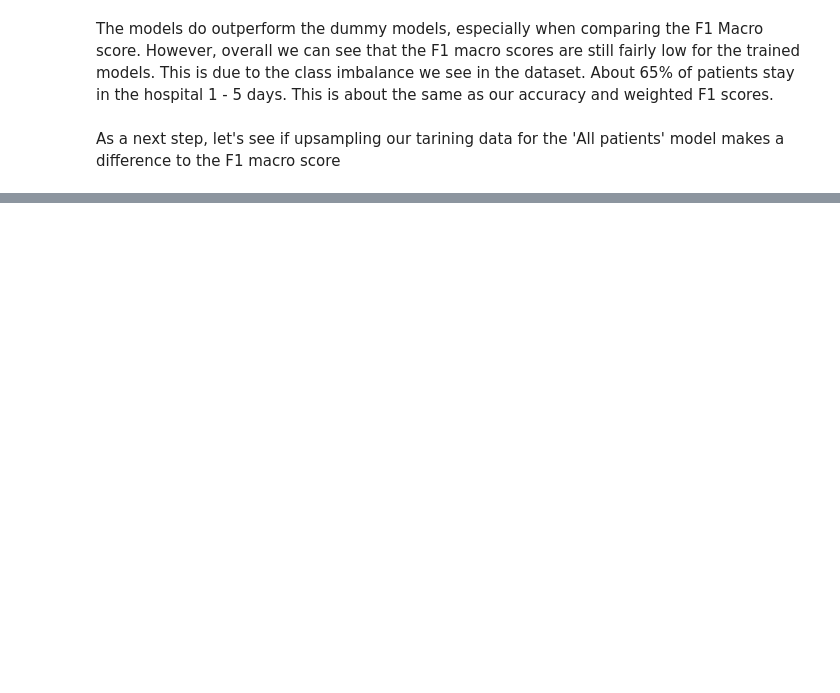
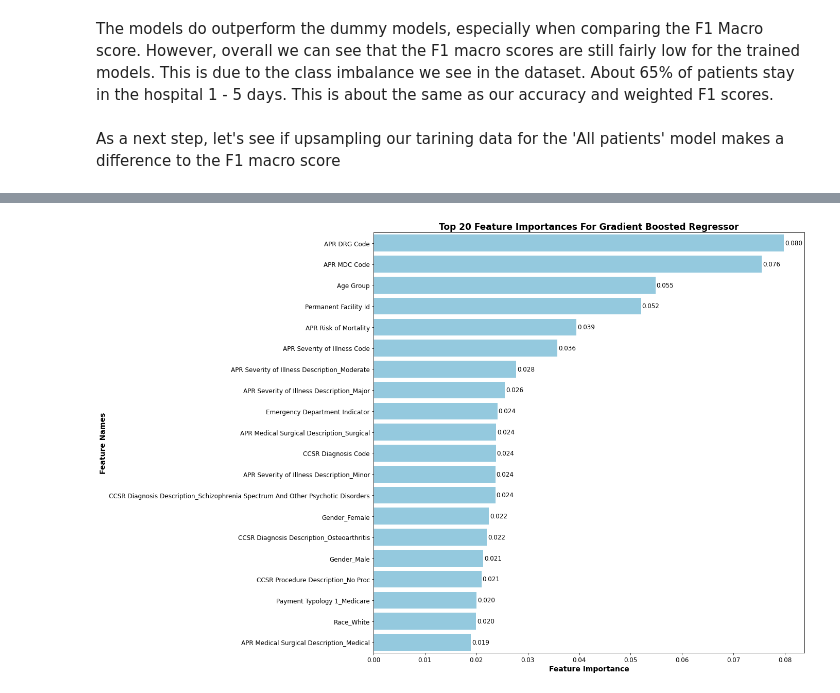
Before and after one commit to srilekha-sikhinam/medficient, a Jupyter notebook: notebooks/length_of_stay_classification_model_explorations.ipynb, the cells around one changed output, grey strips where cells are left out. Saved outputs shown, nothing was run; the diff lists cells and outputs as text; code cells hidden in the pictures; blank space fills up the shorter version.

```diff
--- a/notebooks/length_of_stay_classification_model_explorations.ipynb
+++ b/notebooks/length_of_stay_classification_model_explorations.ipynb
@@ -317,0 +511,18 @@ axes[2].set_title('Accuracy Scores')
+# %%
+data={'feature_names':oversampled_model.feature_names_in_,'feature_importance':oversampled_model.feature_importances_}
+features_importance_df = pd.DataFrame(data)
+features_importance_df.sort_values(by=['feature_importance'], ascending=False,inplace=True)
+features_importance_df.head()
+feature_importance_to_20_df = features_importance_df[0:20]
+# %%
+plt.figure(figsize=(15,15))
+
+sns_barplot = sns.barplot(x=feature_importance_to_20_df['feature_importance'], y=feature_importance_to_20_df['feature_names'], palette = ['skyblue'])
+plt.xlabel('Feature Importance', fontsize=14, fontweight='bold')
+plt.ylabel('Feature Names', fontsize=14, fontweight='bold')
+plt.title('Top 20 Feature Importances For Gradient Boosted Regressor', fontsize=17, fontweight='bold')
+plt.tick_params(axis='both', which='major', labelsize=12)
+plt.bar_label(sns_barplot.containers[0], fmt='%.3f', padding=2, fontsize=12)
+#plt.savefig('../src/visualizations/classification_feature_importance.png')
+# %% [output]
+[figure, added]
```
Also changed, not shown: parts of 14 cells of this notebook, 23 other files.
